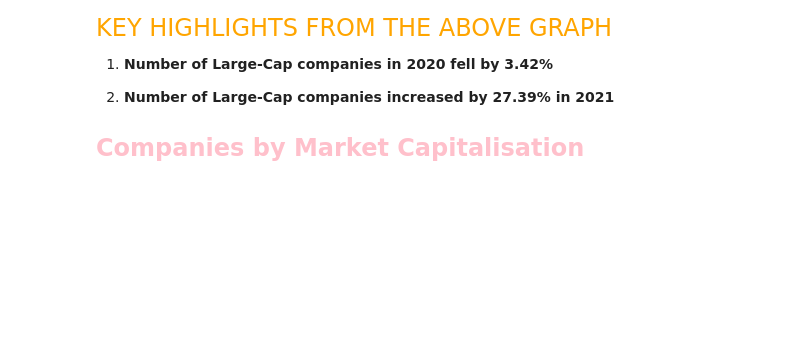
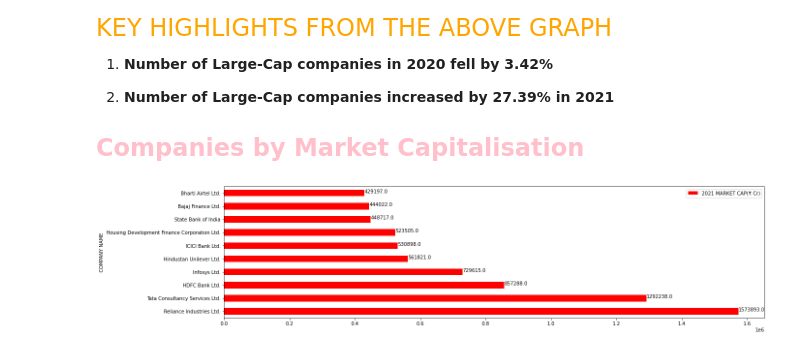
Before and after one commit to Lester-723/Data-Analytics-Projects-, a Jupyter notebook: economic_times_project.ipynb, the cells around one changed output. Saved outputs shown, nothing was run; the diff lists cells and outputs as text; code cells hidden in the pictures; blank space fills up the shorter version.

```diff
--- a/economic_times_project.ipynb
+++ b/economic_times_project.ipynb
@@ -498,0 +481,6 @@ fig.show()
+# %%
+reports["ET_REPORT_2021"].nlargest(10,"2021 MARKET CAP(₹ Cr)")[["COMPANY NAME", "2021 MARKET CAP(₹ Cr)"]].set_index("COMPANY NAME").plot(kind="barh",figsize = (20,5), color = "r")
+for i,v in enumerate(reports["ET_REPORT_2021"].nlargest(10,"2021 MARKET CAP(₹ Cr)")["2021 MARKET CAP(₹ Cr)"]):
+    plt.text(v,i,str(v), ha ="left")
+# %% [output]
+[figure, added]
```
Also changed, not shown: parts of 8 cells of this notebook.
